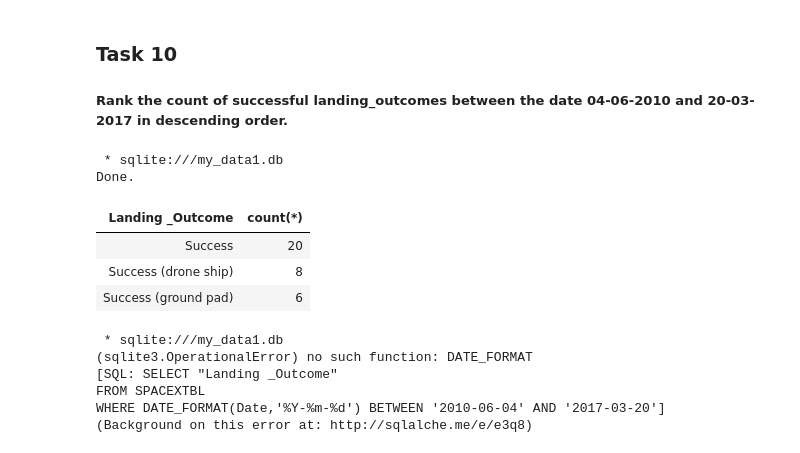
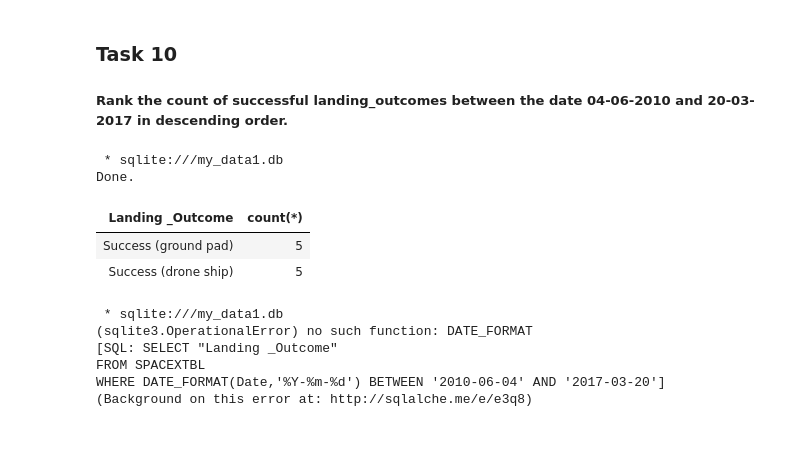
Before and after one commit to ChristianGmeiner/IBM_Datascience_Capstone, a Jupyter notebook: jupyter-labs-eda-sql-coursera_sqllite.ipynb, the cells around one changed output. Drawn from its saved outputs; the diff is of its cells as text; code cells hidden in the pictures.

```diff
--- a/jupyter-labs-eda-sql-coursera_sqllite.ipynb
+++ b/jupyter-labs-eda-sql-coursera_sqllite.ipynb
@@ -293,17 +295,16 @@ Done.
 # %%
 %%sql SELECT "Landing _Outcome", count(*)
 FROM SPACEXTBL
-WHERE Date BETWEEN '04-06-2010' and '20-03-2017'
+WHERE Date BETWEEN '2010-06-04' and '2017-03-20'
 AND "Landing _Outcome" LIKE 'Success%'
 GROUP BY "Landing _Outcome"
 ORDER BY count(*) DESC
 # %% [output]
  * sqlite:///my_data1.db
 Done.
 | Landing _Outcome | count(*) |
-| Success | 20 |
-| Success (drone ship) | 8 |
-| Success (ground pad) | 6 |
+| Success (ground pad) | 5 |
+| Success (drone ship) | 5 |
 # %%
 %%sql SELECT "Landing _Outcome"
 FROM SPACEXTBL
```
Also changed, not shown: parts of 3 cells of this notebook.
